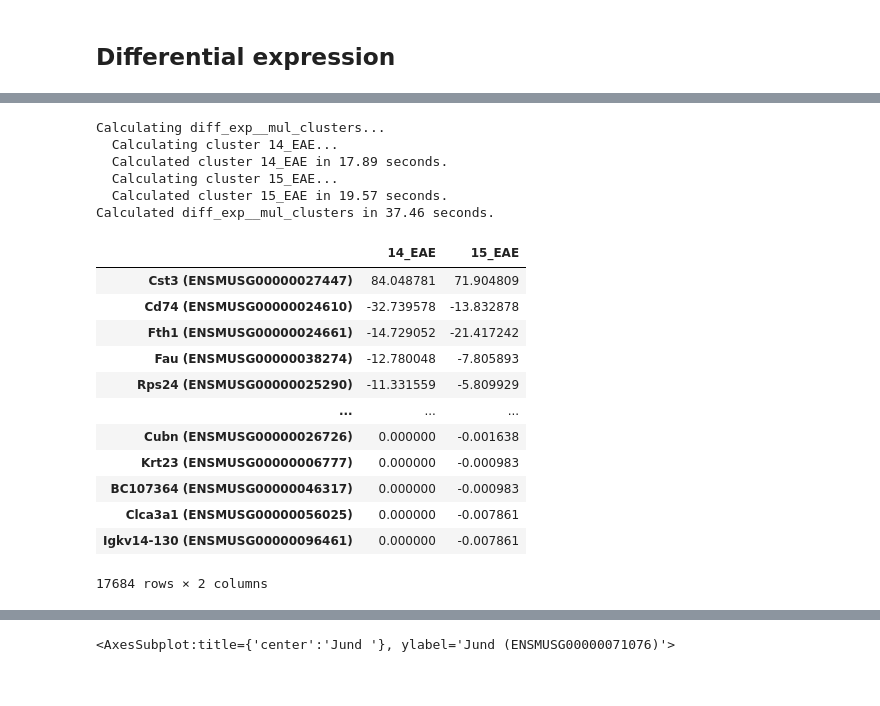
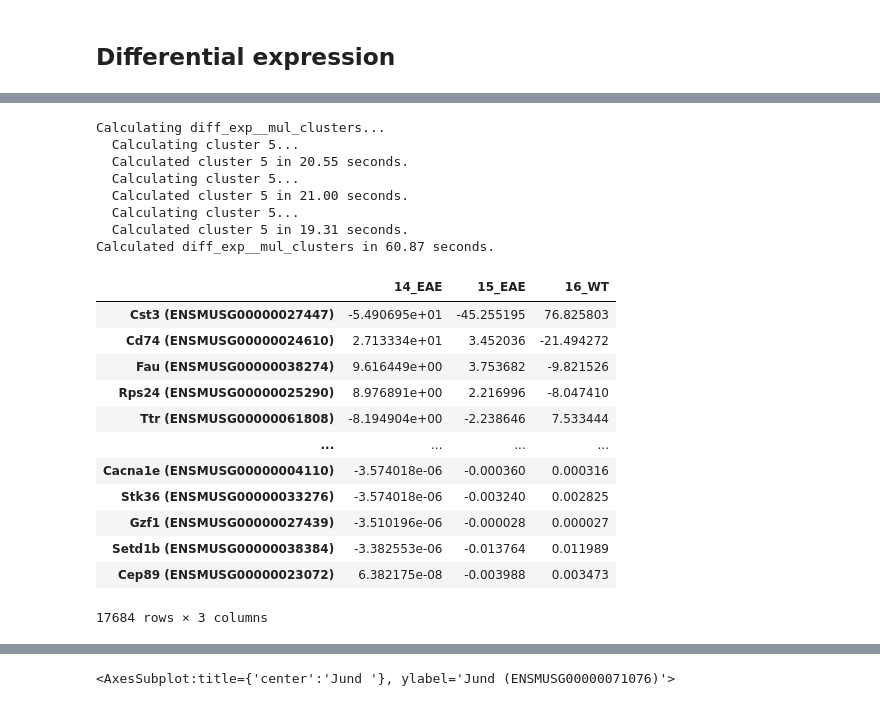
Before and after one commit to SBurwash/CRCHUM, a Jupyter notebook: Python_project/main.ipynb, the cells around one changed output, grey strips where cells are left out. Saved outputs shown, nothing was run; the diff lists cells and outputs as text; code cells hidden in the pictures.

Commit message:
Finished first differential

```diff
--- a/Python_project/main.ipynb
+++ b/Python_project/main.ipynb
@@ -247,13 +253,12 @@ def diff_exp_clusters(target_clusters, diff_clusters, clusters, data, test_type=
 # %% [markdown]
 ## Differential expression multiple clusters
 # %%
-def diff_exp__mul_clusters(target_cluster, diff_clusters, clusters, data, test_type="ttest", direction="both"):
+def diff_exp__mul_clusters(target_clusters, clusters, data, test_type="ttest", direction="both"):
     """This function takes specific clusters as parameters, and returns their differential expression as a table
     for each diff cluster.
 
     Parameters:
-    @param target cluster names list
-    @param differential cluster names list
+    @param target clusters that we wish to depict in dataframe
     @param clusters array or dataframe
     @param data
     @param test type string
@@ -265,14 +270,14 @@ def diff_exp__mul_clusters(target_cluster, diff_clusters, clusters, data, test_t
     """
     with tasklogger.log_task("diff_exp__mul_clusters"):
         result_df = pd.DataFrame()
-        for dc in diff_clusters:
-            with tasklogger.log_task("cluster {}".format(dc)):
-                result = scprep.stats.differential_expression(X=data[clusters == target_cluster],
-                                                              Y=data[clusters == dc],
+        for tc in target_clusters:
+            with tasklogger.log_task("cluster {}".format(tc)):
+                result = scprep.stats.differential_expression(X=data[clusters == tc],
+                                                              Y=data[clusters != tc],
                                                               measure=test_type,
                                                               direction=direction)
                 result = result.drop('rank', axis=1)
-                result =  result.rename(columns={'difference': dc})
+                result =  result.rename(columns={'difference': tc})
 
                 result_df = pd.concat([result_df, result], axis = 1)
 
@@ -535,52 +551,53 @@ Calculated t-test in 532.18 seconds.
 
 # result = diff_exp_clusters(target_clusters = target_clusters,
 #                            diff_clusters=diff_clusters,
 #                            clusters = kmeans_clusters,
 #                            data = data_sparse,
 #                            test_type = 'ttest',
 #                            direction = 'both')
 
 
 # # Create differential for subset of clusters
 # target_clusters = ['16_WT']
 # diff_clusters = ['14_EAE', '15_EAE']
 
 # result = diff_exp_clusters(target_clusters = target_clusters,
 #                            diff_clusters=diff_clusters,
 #                            clusters = metadata['sample_labels'],
 #                            data = data_sparse,
 #                            test_type = 'difference',
 #                            direction = 'both')
 
 # Create differential for subset of clusters
-target_cluster = '16_WT'
-diff_clusters = ['14_EAE', '15_EAE']
+# target_cluster = '16_WT'
+target_clusters = ['14_EAE', '15_EAE', '16_WT']
 
-result = diff_exp__mul_clusters(target_cluster = target_cluster,
-                           diff_clusters=diff_clusters,
+result = diff_exp__mul_clusters(target_clusters = target_clusters,
                            clusters = metadata['sample_labels'],
                            data = data_sparse,
                            test_type = 'difference',
                            direction = 'both')
 
 result
 # %% [output]
 Calculating diff_exp__mul_clusters...
-  Calculating cluster 14_EAE...
-  Calculated cluster 14_EAE in 17.89 seconds.
-  Calculating cluster 15_EAE...
-  Calculated cluster 15_EAE in 19.57 seconds.
-Calculated diff_exp__mul_clusters in 37.46 seconds.
+  Calculating cluster 5...
+  Calculated cluster 5 in 20.55 seconds.
+  Calculating cluster 5...
+  Calculated cluster 5 in 21.00 seconds.
+  Calculating cluster 5...
+  Calculated cluster 5 in 19.31 seconds.
+Calculated diff_exp__mul_clusters in 60.87 seconds.
-|  | 14_EAE | 15_EAE |
-| Cst3 (ENSMUSG00000027447) | 84.048781 | 71.904809 |
-| Cd74 (ENSMUSG00000024610) | -32.739578 | -13.832878 |
-| Fth1 (ENSMUSG00000024661) | -14.729052 | -21.417242 |
-| Fau (ENSMUSG00000038274) | -12.780048 | -7.805893 |
-| Rps24 (ENSMUSG00000025290) | -11.331559 | -5.809929 |
-| ... | ... | ... |
-| Cubn (ENSMUSG00000026726) | 0.000000 | -0.001638 |
-| Krt23 (ENSMUSG00000006777) | 0.000000 | -0.000983 |
-| BC107364 (ENSMUSG00000046317) | 0.000000 | -0.000983 |
-| Clca3a1 (ENSMUSG00000056025) | 0.000000 | -0.007861 |
-| Igkv14-130 (ENSMUSG00000096461) | 0.000000 | -0.007861 |
+|  | 14_EAE | 15_EAE | 16_WT |
+| Cst3 (ENSMUSG00000027447) | -5.490695e+01 | -45.255195 | 76.825803 |
+| Cd74 (ENSMUSG00000024610) | 2.713334e+01 | 3.452036 | -21.494272 |
+| Fau (ENSMUSG00000038274) | 9.616449e+00 | 3.753682 | -9.821526 |
+| Rps24 (ENSMUSG00000025290) | 8.976891e+00 | 2.216996 | -8.047410 |
+| Ttr (ENSMUSG00000061808) | -8.194904e+00 | -2.238646 | 7.533444 |
+| ... | ... | ... | ... |
+| Cacna1e (ENSMUSG00000004110) | -3.574018e-06 | -0.000360 | 0.000316 |
+| Stk36 (ENSMUSG00000033276) | -3.574018e-06 | -0.003240 | 0.002825 |
+| Gzf1 (ENSMUSG00000027439) | -3.510196e-06 | -0.000028 | 0.000027 |
+| Setd1b (ENSMUSG00000038384) | -3.382553e-06 | -0.013764 | 0.011989 |
+| Cep89 (ENSMUSG00000023072) | 6.382175e-08 | -0.003988 | 0.003473 |
-17684 rows × 2 columns
+17684 rows × 3 columns
```
Also changed, not shown: parts of 11 cells of this notebook.
